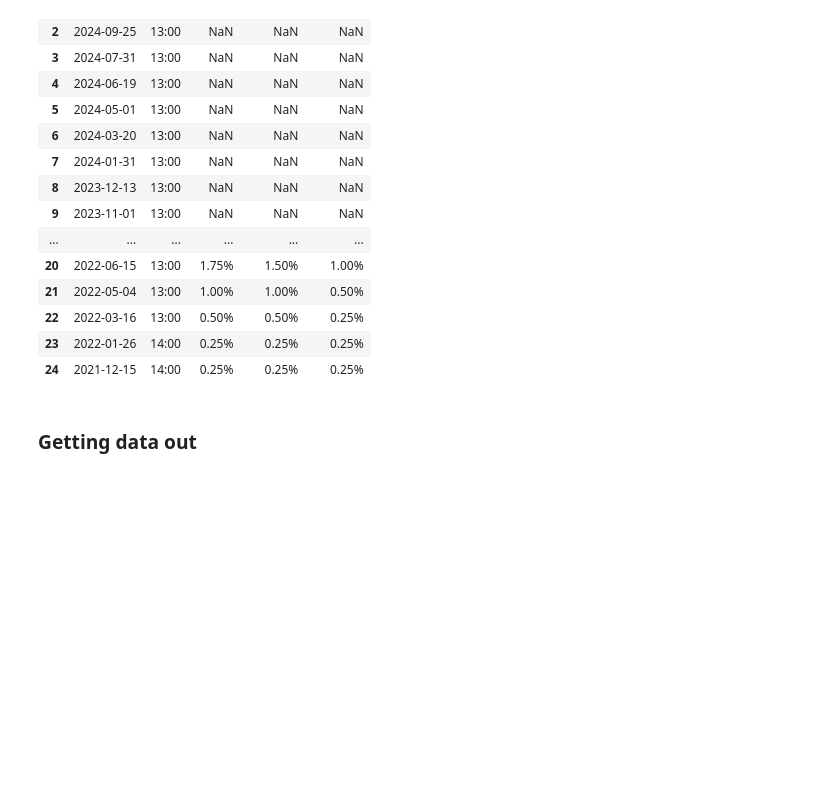
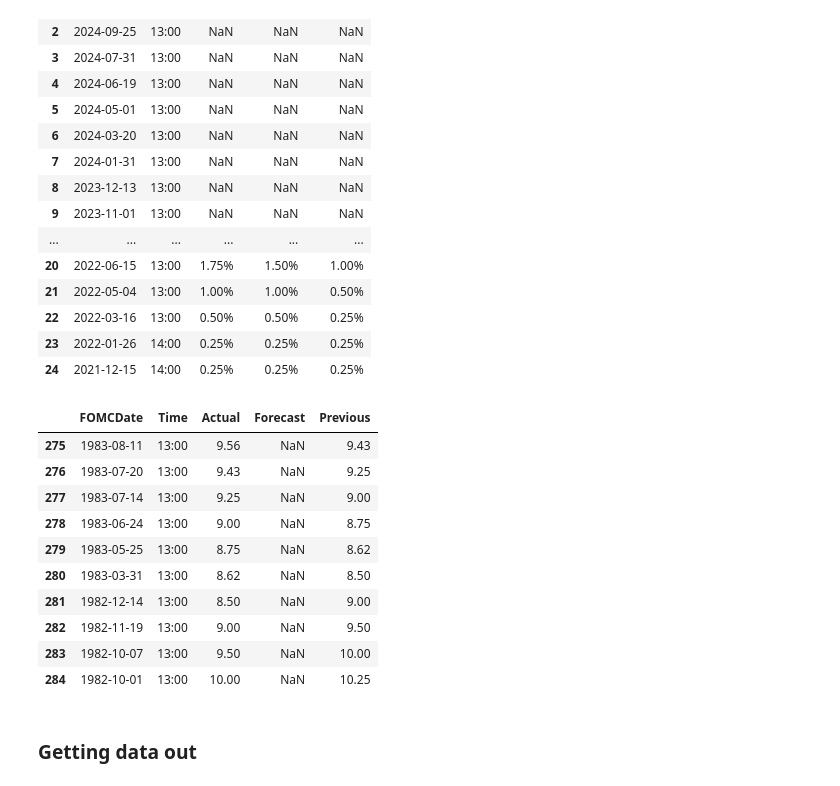
Before and after one commit to baksben/pyfedwatch, a Jupyter notebook: notebooks/Ben's_copy.ipynb, the cells around one changed output. Drawn from its saved outputs; the diff is of its cells as text; code cells hidden in the pictures; blank space fills up the shorter version.

```diff
--- a/notebooks/Ben's_copy.ipynb
+++ b/notebooks/Ben's_copy.ipynb
@@ -37,3 +37,21 @@ fomc_data_1.head(25)
 | 22 | 2022-03-16 | 13:00 | 0.50% | 0.50% | 0.25% |
 | 23 | 2022-01-26 | 14:00 | 0.25% | 0.25% | 0.25% |
 | 24 | 2021-12-15 | 14:00 | 0.25% | 0.25% | 0.25% |
+# %%
+# Remove the percentage signs and convert to float
+for column in ['Actual', 'Forecast', 'Previous']:
+    fomc_data_1[column] = fomc_data_1[column].str.rstrip('%').astype(float)
+# %%
+fomc_data_1.tail(10)
+# %% [output]
+|  | FOMCDate | Time | Actual | Forecast | Previous |
+| 275 | 1983-08-11 | 13:00 | 9.56 | NaN | 9.43 |
+| 276 | 1983-07-20 | 13:00 | 9.43 | NaN | 9.25 |
+| 277 | 1983-07-14 | 13:00 | 9.25 | NaN | 9.00 |
+| 278 | 1983-06-24 | 13:00 | 9.00 | NaN | 8.75 |
+| 279 | 1983-05-25 | 13:00 | 8.75 | NaN | 8.62 |
+| 280 | 1983-03-31 | 13:00 | 8.62 | NaN | 8.50 |
+| 281 | 1982-12-14 | 13:00 | 8.50 | NaN | 9.00 |
+| 282 | 1982-11-19 | 13:00 | 9.00 | NaN | 9.50 |
+| 283 | 1982-10-07 | 13:00 | 9.50 | NaN | 10.00 |
+| 284 | 1982-10-01 | 13:00 | 10.00 | NaN | 10.25 |
```
Also changed, not shown: parts of 1 cell of this notebook, 1 other file.
